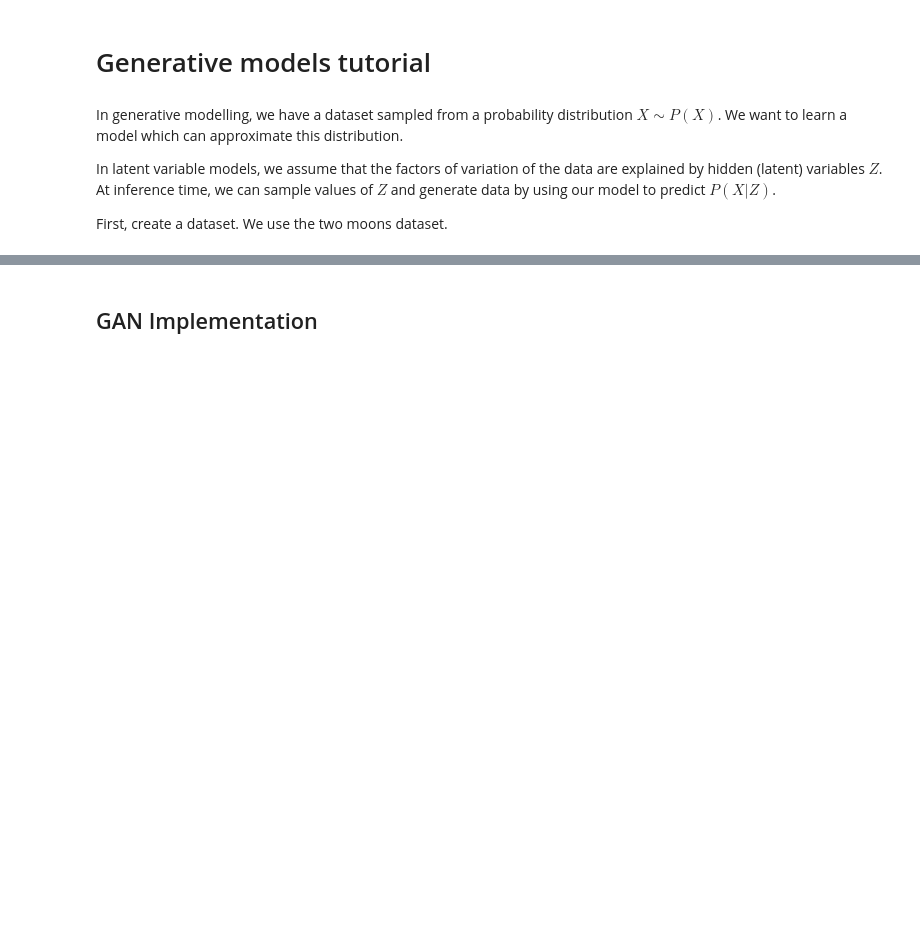
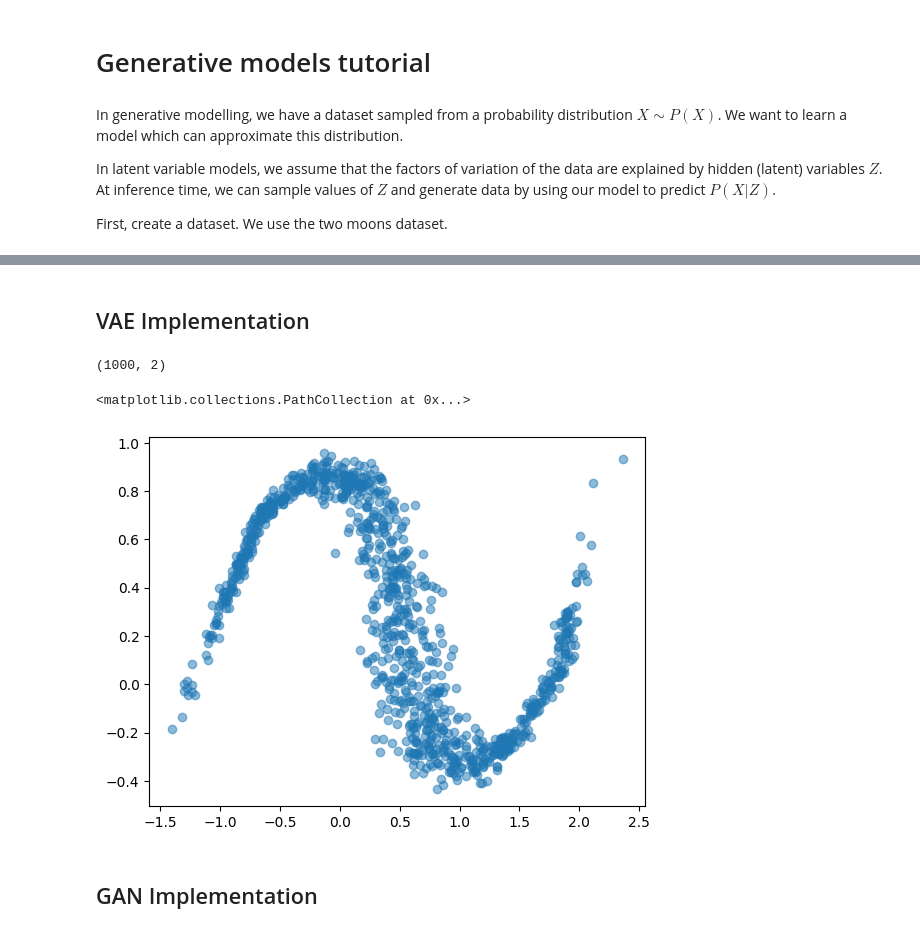
Before and after one commit to Charl-AI/ml_basics, a Jupyter notebook: generative_models/tutorial.ipynb, the cells around one changed output, grey strips where cells are left out. Saved outputs shown, nothing was run; the diff lists cells and outputs as text; code cells hidden in the pictures; blank space fills up the shorter version.

```diff
--- a/generative_models/tutorial.ipynb
+++ b/generative_models/tutorial.ipynb
@@ -50,3 +50,77 @@ Image.open("outputs/moons.png").show()
+# %% [markdown]
+## VAE Implementation
+# %%
+import torch.nn as nn
+import torch.nn.functional as F
+import pytorch_lightning as pl
+import torch.distributions
+import torch
+import torch.optim
+from tqdm import tqdm
+
+class VAE(nn.Module):
+    def __init__(self, input_dim: int, latent_dim: int) -> None:
+        super().__init__()
+        latent_shape = (latent_dim,)
+        self.latent_dim = latent_dim
+        self.prior = torch.distributions.MultivariateNormal(
+            loc=torch.zeros(latent_shape), covariance_matrix=torch.diag_embed(torch.ones(latent_shape))
+        )
+        hidden_dim = 64
+        self.inference_model = nn.Sequential(
+            nn.Linear(in_features=input_dim, out_features=hidden_dim),
+            nn.LeakyReLU(inplace=True),
+            nn.Linear(in_features=hidden_dim, out_features=hidden_dim),
+            nn.LeakyReLU(inplace=True),
+            nn.Linear(in_features=hidden_dim, out_features=latent_dim * 2),
+        )
+        self.generative_model = nn.Sequential(
+            nn.Linear(in_features=latent_dim, out_features=hidden_dim),
+            nn.LeakyReLU(inplace=True),
+            nn.Linear(in_features=hidden_dim, out_features=hidden_dim),
+            nn.LeakyReLU(inplace=True),
+            nn.Linear(in_features=hidden_dim, out_features=input_dim)
+        )
+
+    def forward(self, num_samples: int) -> torch.Tensor:
+        z = self.prior.sample((num_samples, ))
+        x_hat = self.generative_model(z)
+        return x_hat
+
+    def loss(self, x: torch.Tensor) -> torch.Tensor:
+        out = self.inference_model(x)
+        mu, log_var = out[:, : self.latent_dim], out[:, self.latent_dim :]
+        posterior = torch.distributions.MultivariateNormal(loc=mu, covariance_matrix=torch.diag_embed(torch.exp(.5 * log_var)))
+        z = posterior.rsample()
+        x_hat = self.generative_model(z)
+        # compute loss
+        kl = torch.distributions.kl_divergence(posterior, self.prior)
+        observational_posterior = torch.distributions.MultivariateNormal(loc=x, covariance_matrix= torch.diag_embed(.1 * torch.ones_like(x)))
+        likelihood = observational_posterior.log_prob(x_hat)
+        #likelihood = -torch.norm(x - x_hat, p=2, dim=-1)
+        elbo = likelihood - kl
+        return torch.mean(-elbo)
+
+model = VAE(2, 32)
+optimizer = torch.optim.Adam(params=model.parameters(), lr=1e-3)
+
+num_epochs = 100
+pbar = tqdm(range(num_epochs))
+for i in pbar:
+  for x, _ in train_loader:
+        optimizer.zero_grad()
+        loss = model.loss(x)
+        loss.backward()
+        optimizer.step()
+        pbar.set_description(f"loss: {loss.detach():.2f}")
+
+samples = model(1000).detach().numpy()
+print(samples.shape)
+plt.scatter(samples[:, 0], samples[:, 1], cmap="rainbow", alpha=0.5)
+# %% [output]
+(1000, 2)
+<matplotlib.collections.PathCollection at 0x...>
+[figure, added]
 # %% [markdown]
 ## GAN Implementation
 # %%
```
Also changed, not shown: parts of 1 cell of this notebook.
